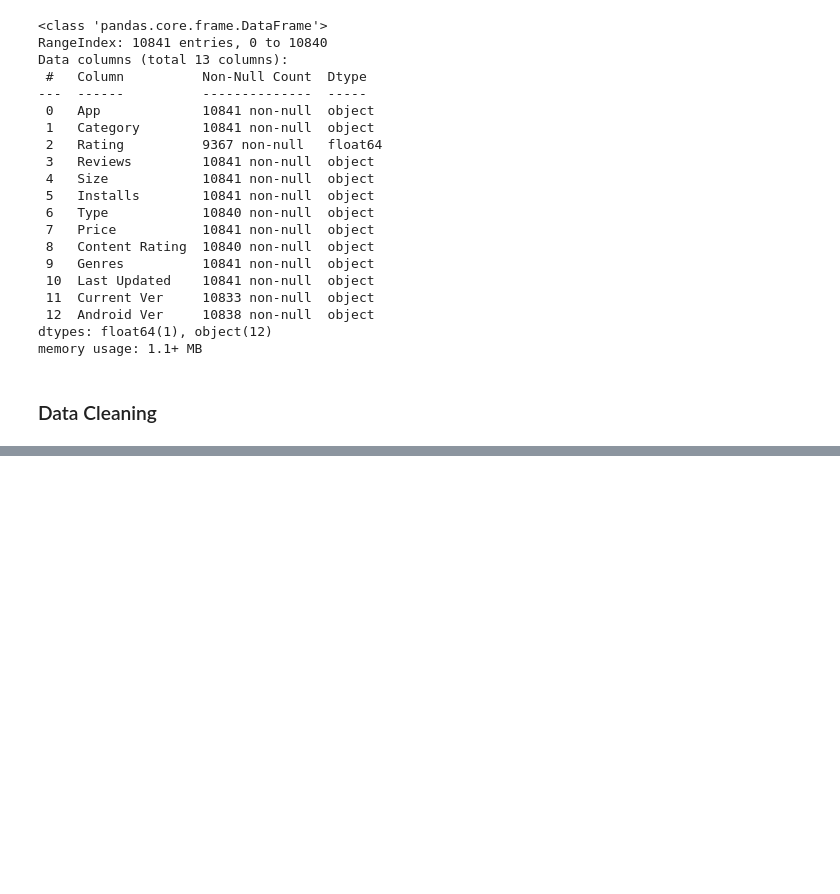
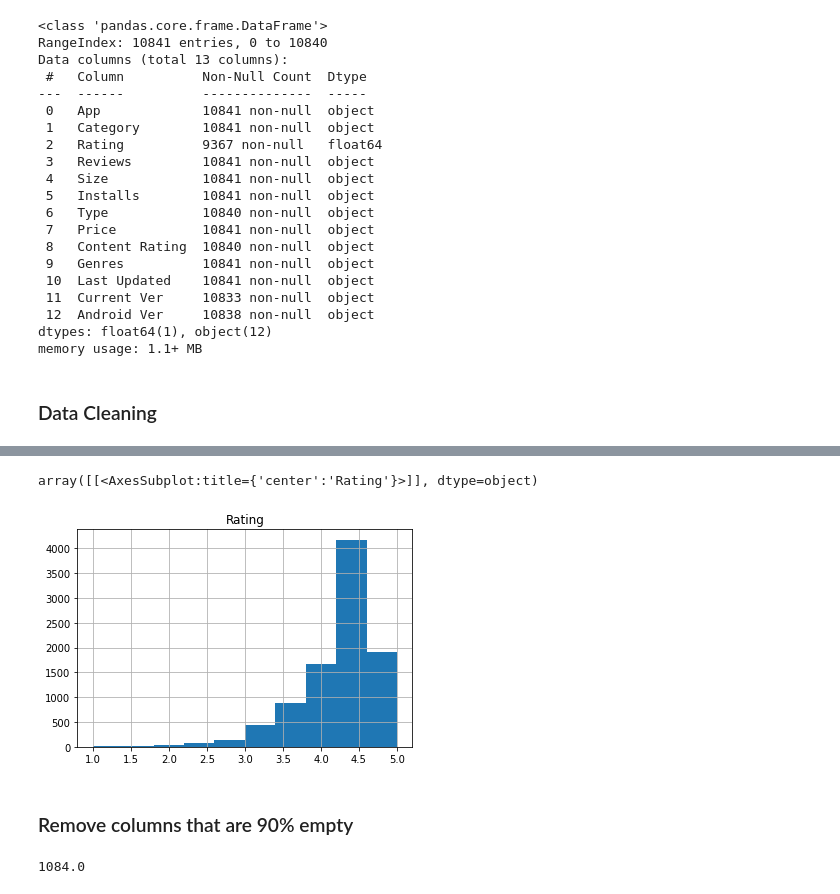
Before and after one commit to Rishiraj-singh7/Google-Apps-Rating, a Jupyter notebook: main.ipynb, the cells around one changed output, grey strips where cells are left out. Saved outputs shown, nothing was run; the diff lists cells and outputs as text; code cells hidden in the pictures; blank space fills up the shorter version.

Commit message:
fill empty value

```diff
--- a/main.ipynb
+++ b/main.ipynb
@@ -77,0 +125,12 @@ memory usage: 1.1+ MB
+# %%
+google_data.hist()
+# %% [output]
+array([[<AxesSubplot:title={'center':'Rating'}>]], dtype=object)
+[figure, added]
+# %% [markdown]
+### Remove columns that are 90% empty
+# %%
+threshold = len(google_data)* 0.1 #10# of (my rrows = 10840)
+threshold
+# %% [output]
+1084.0
```
Also changed, not shown: parts of 13 cells of this notebook.
